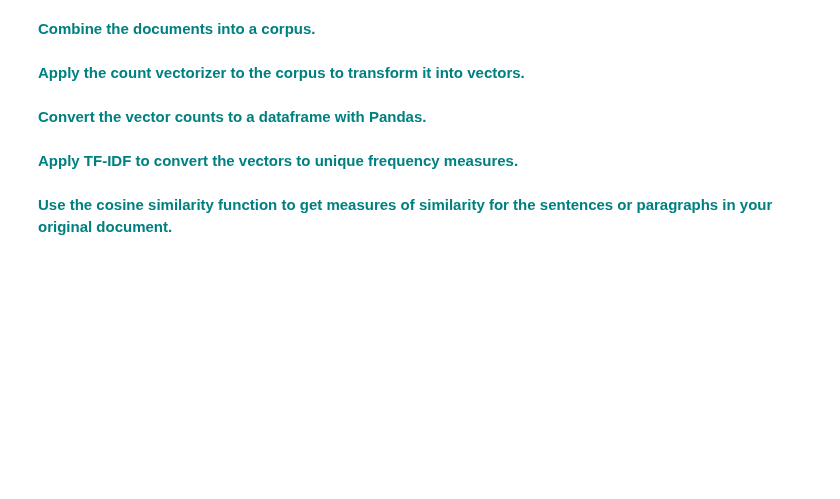
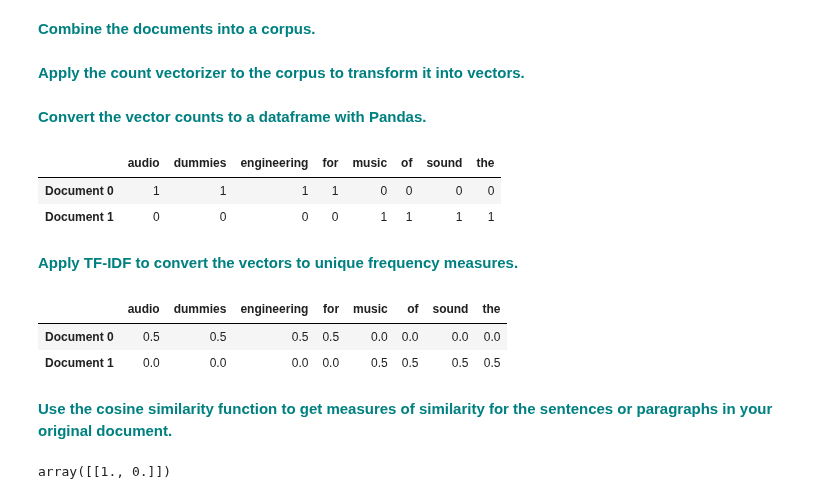
Before and after one commit to ElijahSeeley/Springboard, a Jupyter notebook: CosineSimilarityCaseStudy/CosineSimilarityCaseStudy/Cosine_Similarity_Case_Study.ipynb, the cells around one changed output. Drawn from its saved outputs; the diff is of its cells as text; code cells hidden in the pictures; blank space fills up the shorter version.

Commit message:
Completed Cosine Similarity Homework

```diff
--- a/CosineSimilarityCaseStudy/CosineSimilarityCaseStudy/Cosine_Similarity_Case_Study.ipynb
+++ b/CosineSimilarityCaseStudy/CosineSimilarityCaseStudy/Cosine_Similarity_Case_Study.ipynb
@@ -117,11 +128,34 @@ cosine_similarity(trsfm[0:1], trsfm)
 Replace the current values for `Document 0` and `Document 1` with your own sentence or paragraph and apply the same steps as we did in the above example.
 # %% [markdown]
  **<font color='teal'> Combine the documents into a corpus.</font>**
+# %%
+Document1 = "Audio Engineering for Dummies"
+Document2 = "The Sound of Music"
+corpus = [Document1, Document2]
 # %% [markdown]
  **<font color='teal'> Apply the count vectorizer to the corpus to transform it into vectors.</font>**
+# %%
+X_train_counts = count_vect.fit_transform(corpus)
 # %% [markdown]
  **<font color='teal'> Convert the vector counts to a dataframe with Pandas.</font>**
+# %%
+pd.DataFrame(X_train_counts.toarray(),columns=count_vect.get_feature_names(),index=['Document 0','Document 1'])
+# %% [output]
+|  | audio | dummies | engineering | for | music | of | sound | the |
+| Document 0 | 1 | 1 | 1 | 1 | 0 | 0 | 0 | 0 |
+| Document 1 | 0 | 0 | 0 | 0 | 1 | 1 | 1 | 1 |
 # %% [markdown]
  **<font color='teal'> Apply TF-IDF to convert the vectors to unique frequency measures.</font>**
+# %%
+trsfm=vectorizer.fit_transform(corpus)
+pd.DataFrame(trsfm.toarray(),columns=vectorizer.get_feature_names(),index=['Document 0','Document 1'])
+# %% [output]
+|  | audio | dummies | engineering | for | music | of | sound | the |
+| Document 0 | 0.5 | 0.5 | 0.5 | 0.5 | 0.0 | 0.0 | 0.0 | 0.0 |
+| Document 1 | 0.0 | 0.0 | 0.0 | 0.0 | 0.5 | 0.5 | 0.5 | 0.5 |
 # %% [markdown]
  **<font color='teal'> Use the cosine similarity function to get measures of similarity for the sentences or paragraphs in your original document.</font>**
+# %%
+cosine_similarity(trsfm[0:1], trsfm)
+# %% [output]
+array([[1., 0.]])
```
Also changed, not shown: parts of 7 cells of this notebook, 1 other file.
